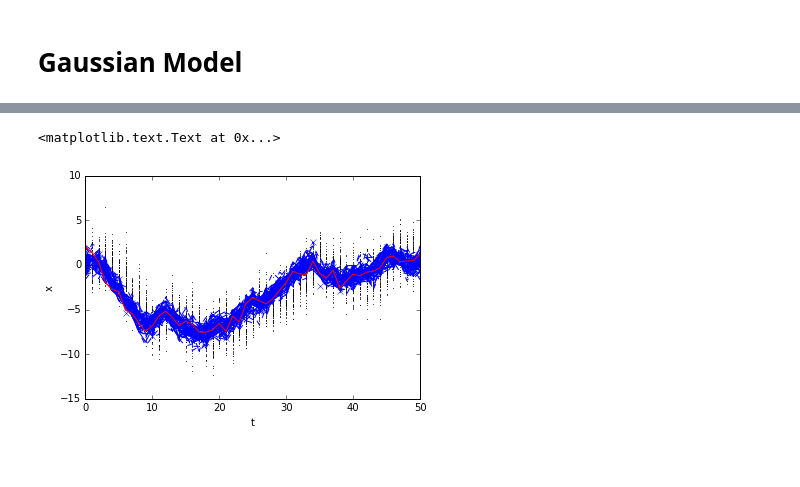
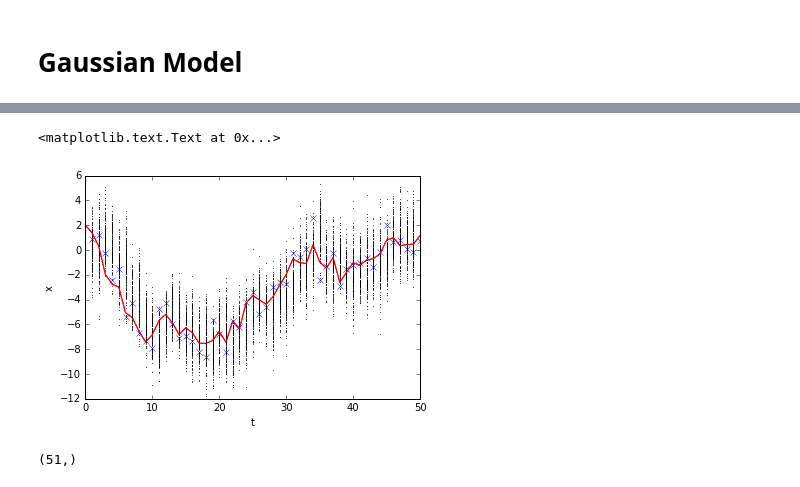
Before and after one commit to zyzdiana/ss_model_mixture, a Jupyter notebook: (basic) Gaussian Model.ipynb, the cells around one changed output, grey strips where cells are left out. Cells and saved outputs as stored; diff of their text form; code cells hidden in the pictures.

```diff
--- a/(basic) Gaussian Model.ipynb
+++ b/(basic) Gaussian Model.ipynb
@@ -87,11 +98,15 @@ vals.shape
 # %%
 plt.plot(range(steps + 1), x, 'r-')
 plt.plot(range(1, steps + 1), y, 'bx')
 plt.plot(range(steps + 1), vals[:, :, 0], 'k.', markersize=0.8)
-plt.plot(range(steps + 1), svals[:, :, 0], 'b--')
+#plt.plot(range(steps + 1), svals[:, :, 0], 'b--')
 plt.plot(range(steps + 1), x, 'r-')
 plt.xlabel('t')
 plt.ylabel('x')
 # %% [output]
 <matplotlib.text.Text at 0x...>
-[figure, old version]
+[figure, new version]
+# %%
+x.shape
+# %% [output]
+(51,)
```
Also changed, not shown: parts of 6 cells of this notebook, 4 other files.
